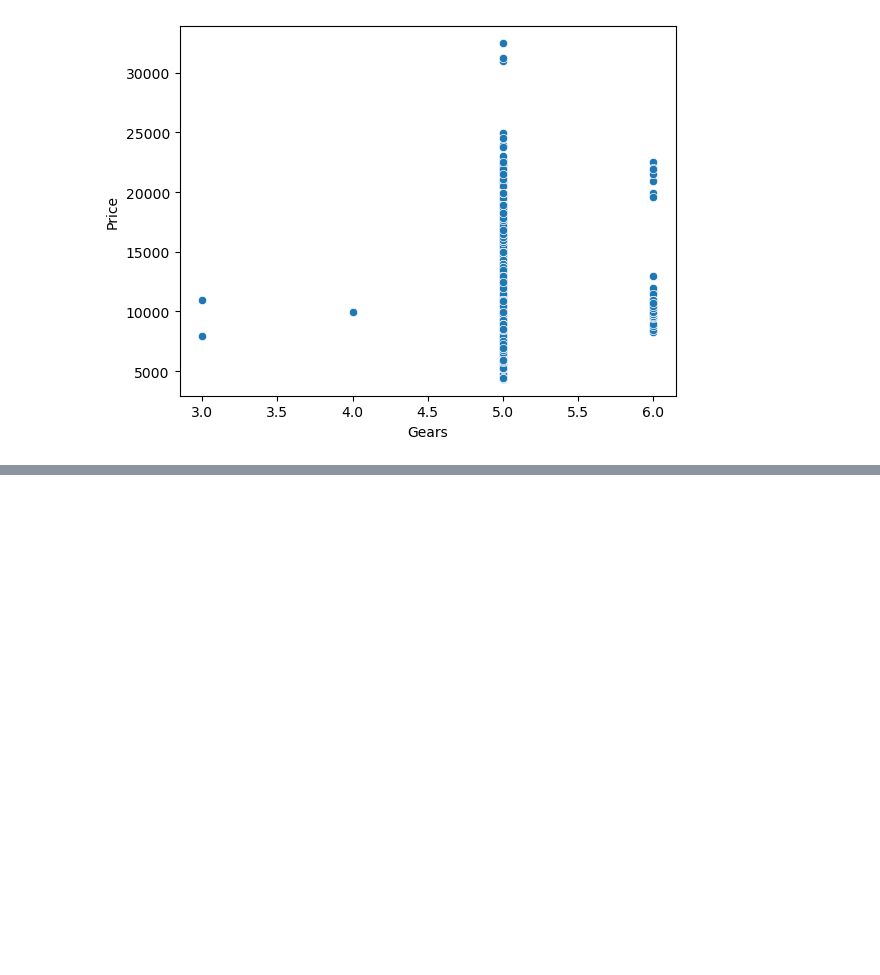
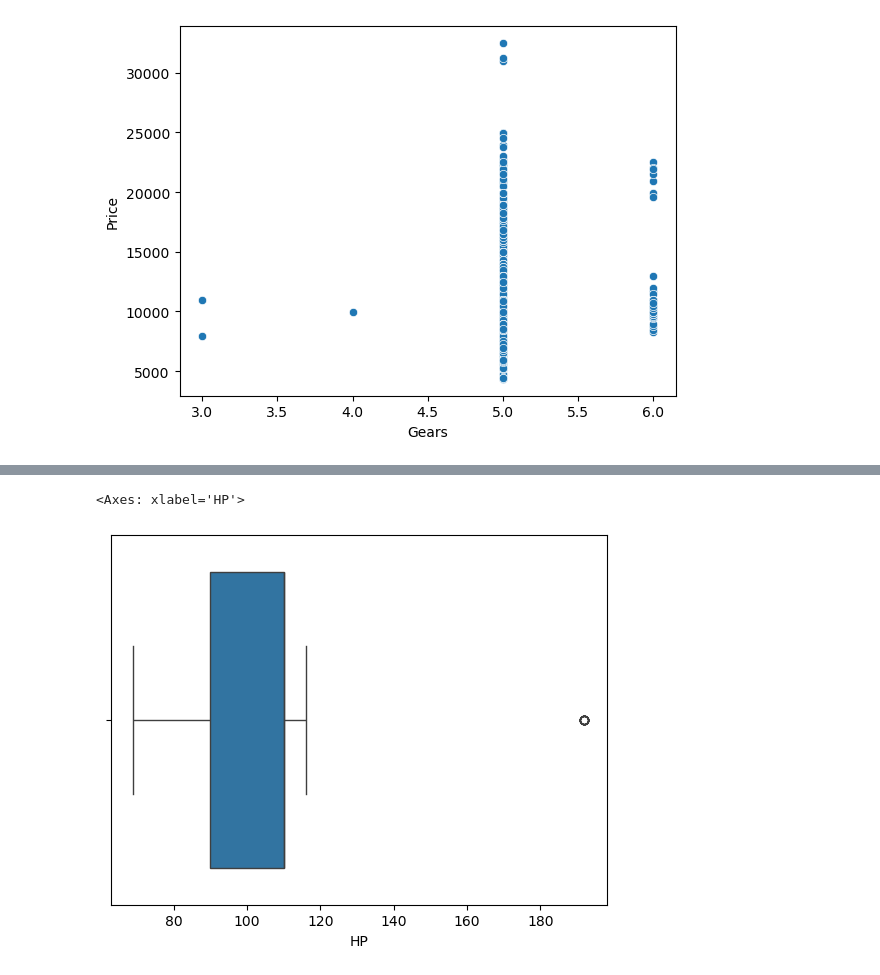
Before and after one commit to nphaniraj46/Machine_Learning, a Jupyter notebook: MLR/MLR.ipynb, the cells around one changed output, grey strips where cells are left out. Cells and saved outputs as stored; diff of their text form; code cells hidden in the pictures; blank space fills up the shorter version.

```diff
--- a/MLR/MLR.ipynb
+++ b/MLR/MLR.ipynb
@@ -183,0 +218,8 @@ sns.scatterplot(x="Gears",y='Price',data=df)
+# %%
+sns.boxplot(x=df["HP"])
+#same for this as well we can have this high Horse power for some models
+#and we have 10 vechiles with this 190 cc in our data
+#if i drop these then we might loose some data
+# %% [output]
+<Axes: xlabel='HP'>
+[figure, added]
```
Also changed, not shown: parts of 15 cells of this notebook.
